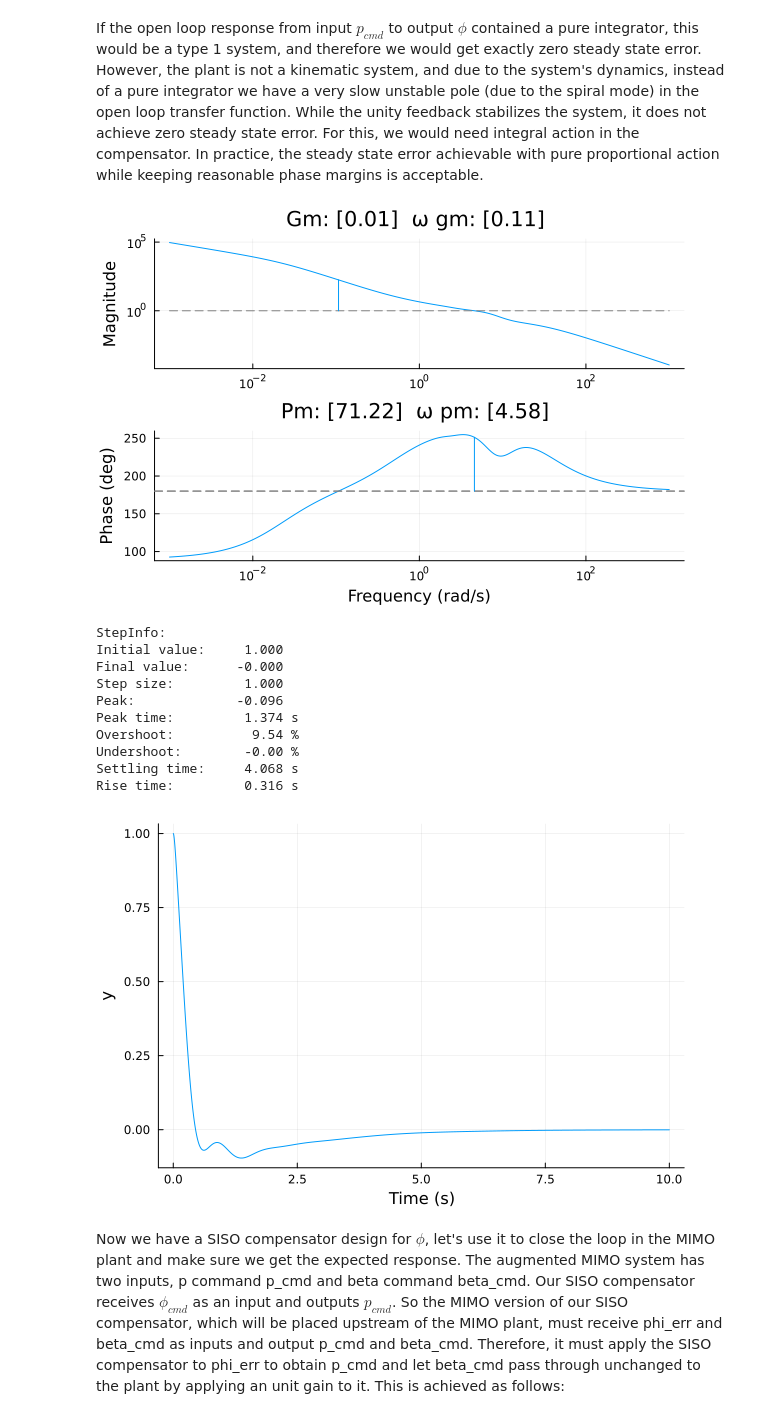
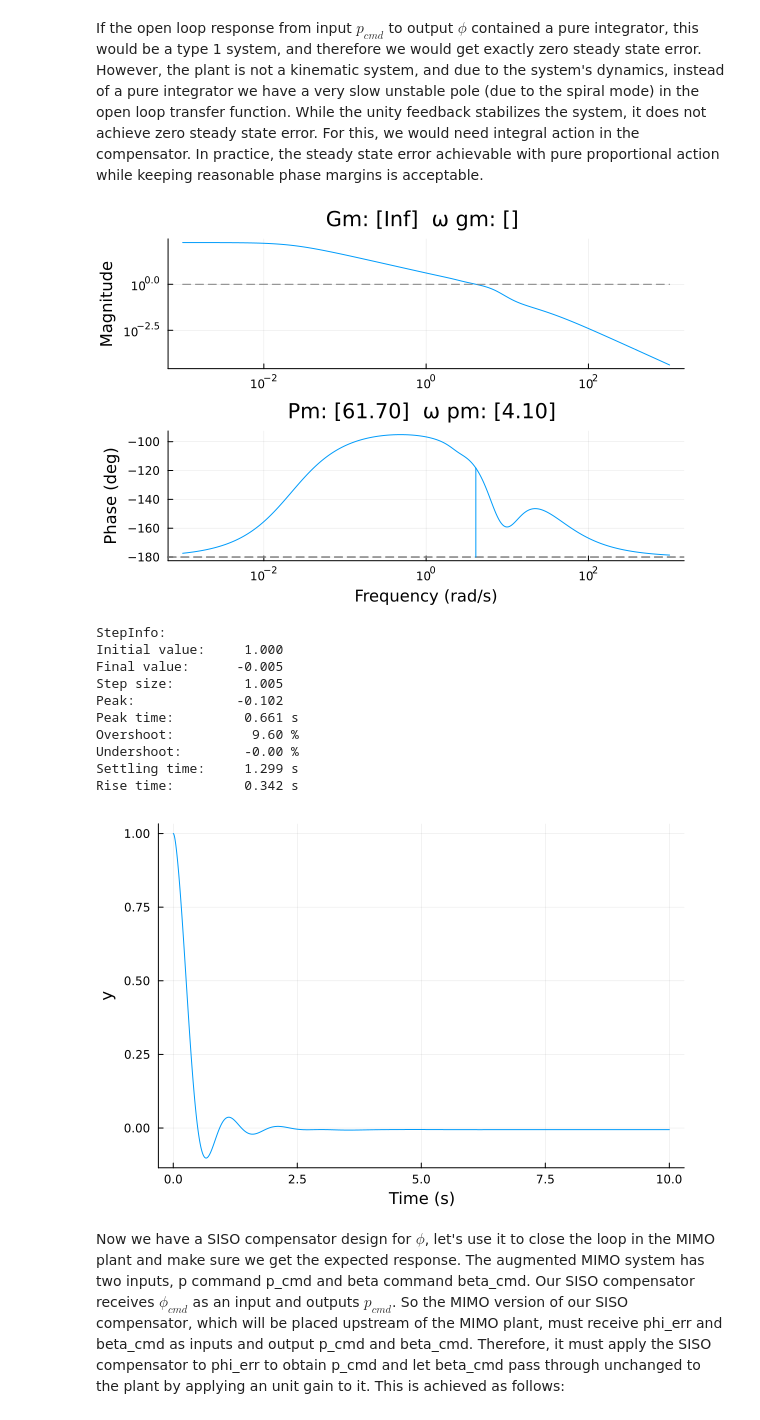
Before and after one commit to e271828e/Flight.jl, a Jupyter notebook: src/aircraft/c172r/design/v2_roll_yaw_cas.ipynb, the cells around one changed output. Saved outputs shown, nothing was run; the diff lists cells and outputs as text; code cells hidden in the pictures.

```diff
--- a/src/aircraft/c172r/design/v2_roll_yaw_cas.ipynb
+++ b/src/aircraft/c172r/design/v2_roll_yaw_cas.ipynb
@@ -549,40 +549,40 @@ If the open loop response from input $p_{cmd}$ to output $\phi$ contained a pure
 # %%
 #define a PID compensator
 k_p = 4
-k_i = 2 #3 #0
-k_d = 0.35 #0.35 #0
+k_i = 0 #2 #0
+k_d = 0 #0.35 #0
 τ_d = 0.05
 φ_cmp = (k_p + k_i * tf(1, [1,0]) + k_d * tf([1, 0], [τ_d, 1])) |> ss
 
 c_p2φ = series(φ_cmp, p2φ)
 err_c_p2φ = 1/(1+c_p2φ)
 
 #check that the error transfer function for the unit feedback closed loop system is stable
 @show poles(err_c_p2φ);
 @show tf(err_c_p2φ)(0)
 
 # setPlotScale("dB")
 marginplot(c_p2φ)
 # nyquistplot(c_a2p)
 # %% [output]
-[figure, old version]
+[figure, new version]
 # %%
 step(err_c_p2φ, 10) |> stepinfo
 # %% [output]
 StepInfo:
 Initial value:     1.000
-Final value:      -0.000
-Step size:         1.000
-Peak:             -0.096
-Peak time:         1.374 s
-Overshoot:          9.54 %
+Final value:      -0.005
+Step size:         1.005
+Peak:             -0.102
+Peak time:         0.661 s
+Overshoot:          9.60 %
 Undershoot:        -0.00 %
-Settling time:     4.068 s
-Rise time:         0.316 s
+Settling time:     1.299 s
+Rise time:         0.342 s
 # %%
 step(err_c_p2φ, 10) |> plot
 # %% [output]
-[figure, old version]
+[figure, new version]
 # %% [markdown]
 Now we have a SISO compensator design for $\phi$, let's use it to close the loop in the MIMO plant and make sure we get the expected response. The augmented MIMO system has two inputs, p command p_cmd and beta command beta_cmd. Our SISO compensator receives $\phi_{cmd}$ as an input and outputs $p_{cmd}$. So the MIMO version of our SISO compensator, which will be placed upstream of the MIMO plant, must receive phi_err and beta_cmd as inputs and output p_cmd and beta_cmd. Therefore, it must apply the SISO compensator to phi_err to obtain p_cmd and let beta_cmd pass through unchanged to the plant by applying an unit gain to it. This is achieved as follows:
 # %%
```
Also changed, not shown: parts of 3 cells of this notebook, 3 other files.
